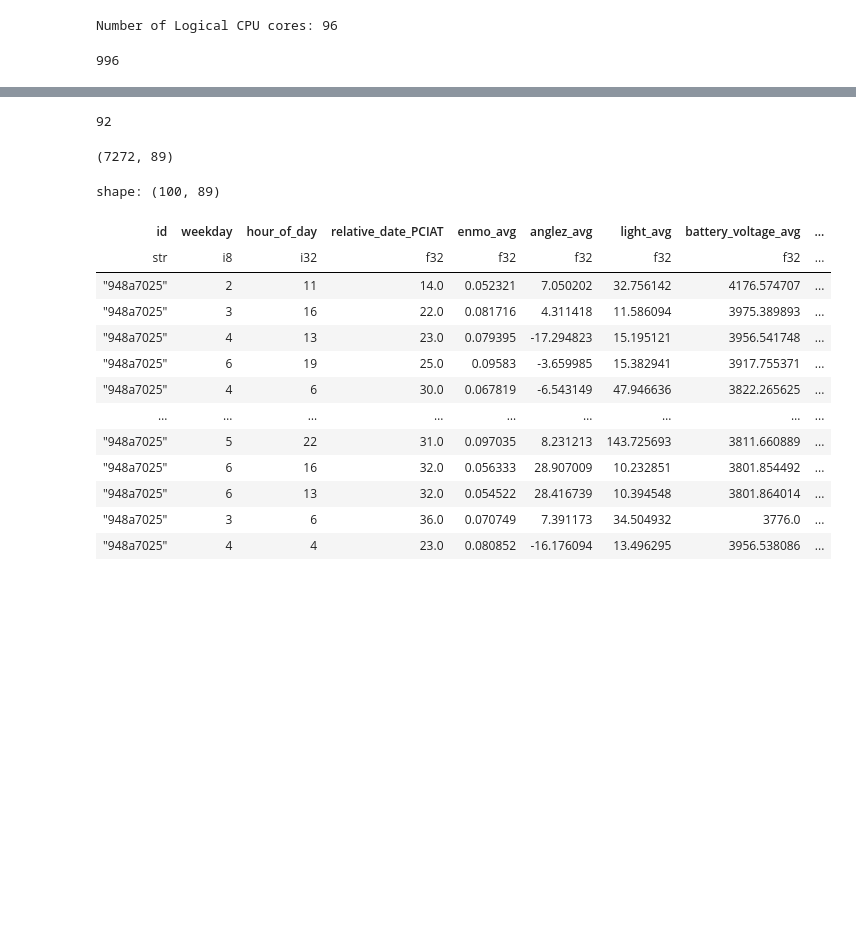
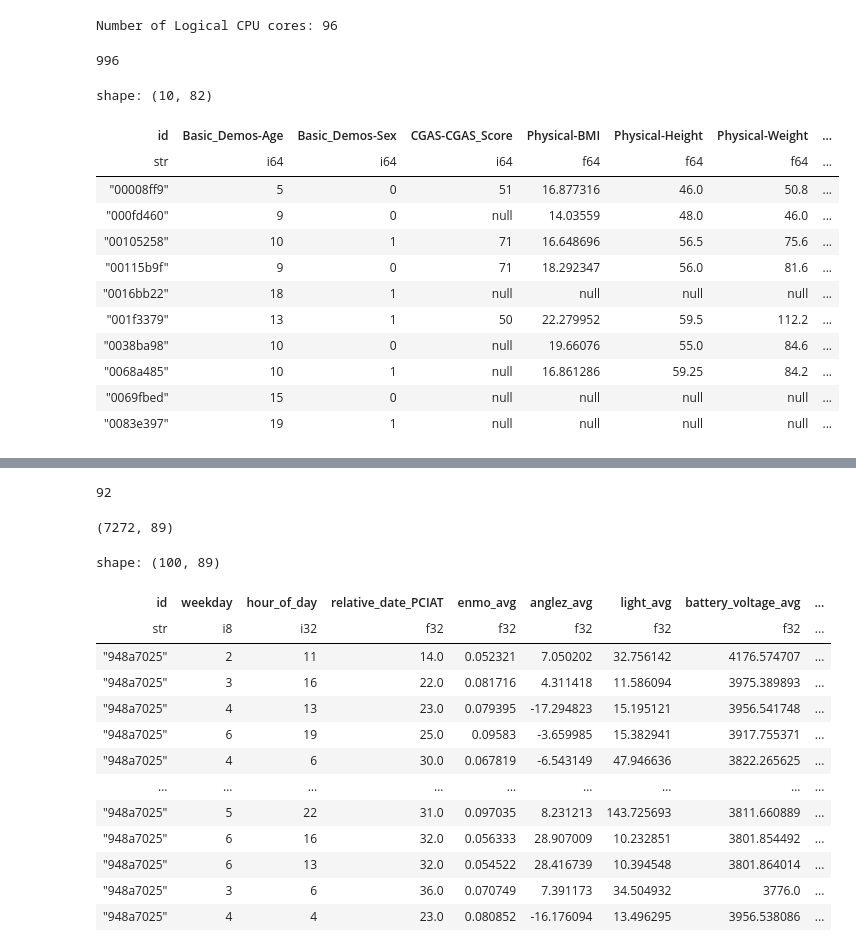
Before and after one commit to sumaniitm/child-mind-inst-problematic-internet-use-kaggle, a Jupyter notebook: suman-data-exploration.ipynb, the cells around one changed output, grey strips where cells are left out. Saved outputs shown, nothing was run; the diff lists cells and outputs as text; code cells hidden in the pictures; blank space fills up the shorter version.

Commit message:
Kaggle Notebook | suman-data-exploration | Version 8

```diff
--- a/suman-data-exploration.ipynb
+++ b/suman-data-exploration.ipynb
@@ -114,3 +118,19 @@ final_id_list = list(set(actigraphy_id_list).intersection(train_data_id_list))
 len(final_id_list)
 # %% [output]
 996
+# %%
+train_data.head(10)
+# %% [output]
+shape: (10, 82)
+| id | Basic_Demos-Age | Basic_Demos-Sex | CGAS-CGAS_Score | Physical-BMI | Physical-Height | Physical-Weight | ... |
+| str | i64 | i64 | i64 | f64 | f64 | f64 | ... |
+| "00008ff9" | 5 | 0 | 51 | 16.877316 | 46.0 | 50.8 | ... |
+| "000fd460" | 9 | 0 | null | 14.03559 | 48.0 | 46.0 | ... |
+| "00105258" | 10 | 1 | 71 | 16.648696 | 56.5 | 75.6 | ... |
+| "00115b9f" | 9 | 0 | 71 | 18.292347 | 56.0 | 81.6 | ... |
+| "0016bb22" | 18 | 1 | null | null | null | null | ... |
+| "001f3379" | 13 | 1 | 50 | 22.279952 | 59.5 | 112.2 | ... |
+| "0038ba98" | 10 | 0 | null | 19.66076 | 55.0 | 84.6 | ... |
+| "0068a485" | 10 | 1 | null | 16.861286 | 59.25 | 84.2 | ... |
+| "0069fbed" | 15 | 0 | null | null | null | null | ... |
+| "0083e397" | 19 | 1 | null | null | null | null | ... |
```
Also changed, not shown: parts of 4 cells of this notebook.
